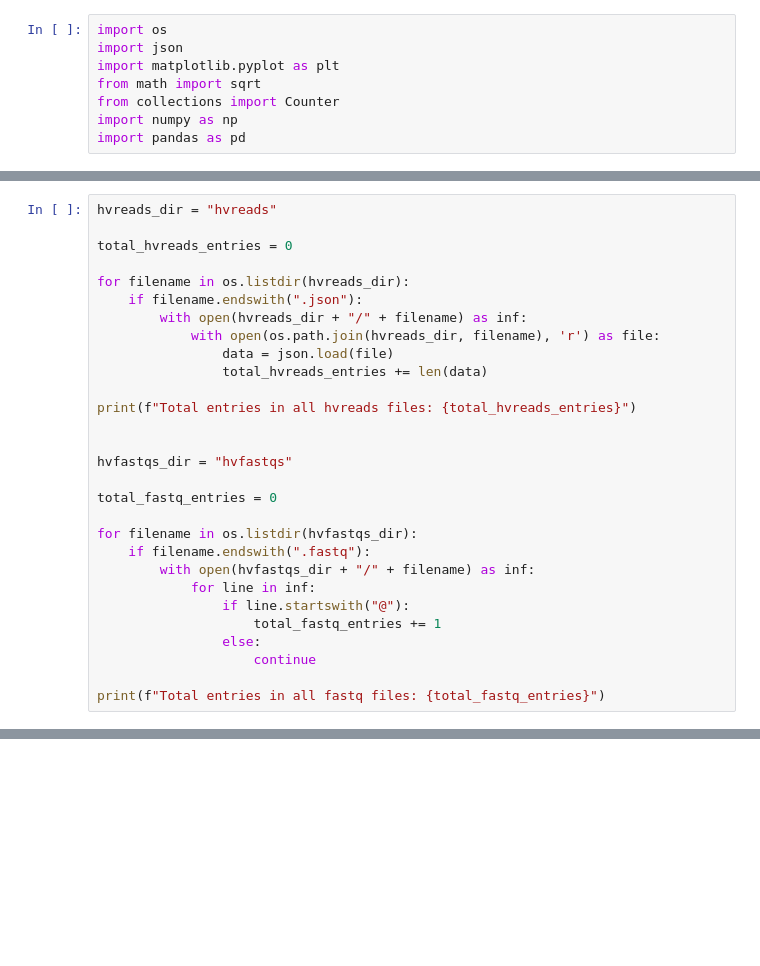
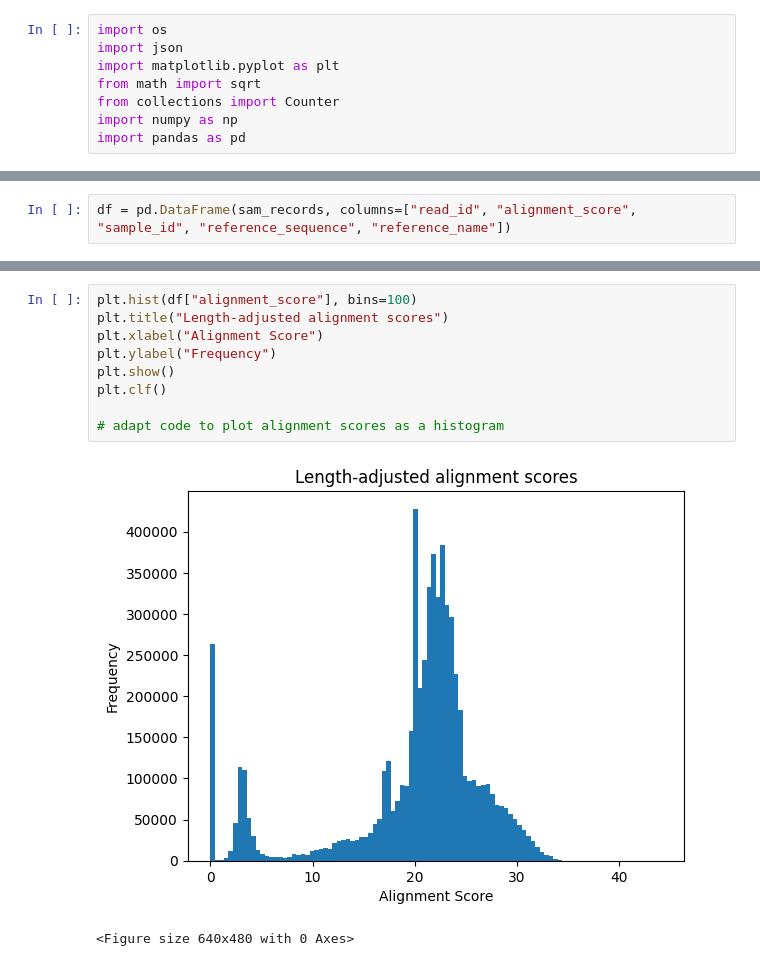
Before and after one commit to naobservatory/simon-analysis, a Jupyter notebook: validation/validation_draft.ipynb, the cells around one changed output, grey strips where cells are left out. Drawn from its saved outputs; the diff is of its cells as text; blank space fills up the shorter version.

```diff
--- a/validation/validation_draft.ipynb
+++ b/validation/validation_draft.ipynb
@@ -122,29 +88,0 @@ plt.clf()
-# %%
-hvreads_dir = "hvreads"
-
-total_hvreads_entries = 0
-
-for filename in os.listdir(hvreads_dir):
-    if filename.endswith(".json"):
-        with open(hvreads_dir + "/" + filename) as inf:
-            with open(os.path.join(hvreads_dir, filename), 'r') as file:
-                data = json.load(file)
-                total_hvreads_entries += len(data)
-
-print(f"Total entries in all hvreads files: {total_hvreads_entries}")
-
-
-hvfastqs_dir = "hvfastqs"
-
-total_fastq_entries = 0
-
-for filename in os.listdir(hvfastqs_dir):
-    if filename.endswith(".fastq"):
-        with open(hvfastqs_dir + "/" + filename) as inf:
-            for line in inf:
-                if line.startswith("@"):
-                    total_fastq_entries += 1
-                else:
-                    continue
-
-print(f"Total entries in all fastq files: {total_fastq_entries}")
@@ -156,0 +146,2 @@ Total entries in all fastq files: 6269846
+# %%
+df = pd.DataFrame(sam_records, columns=["read_id", "alignment_score", "sample_id", "reference_sequence", "reference_name"])
@@ -156,0 +164,12 @@ Total entries in all fastq files: 6269846
+# %%
+plt.hist(df["alignment_score"], bins=100)
+plt.title("Length-adjusted alignment scores")
+plt.xlabel("Alignment Score")
+plt.ylabel("Frequency")
+plt.show()
+plt.clf()
+
+# adapt code to plot alignment scores as a histogram
+# %% [output]
+[figure, added]
+<Figure size 640x480 with 0 Axes>
```
Also changed, not shown: parts of 43 cells of this notebook, 3 other files.
